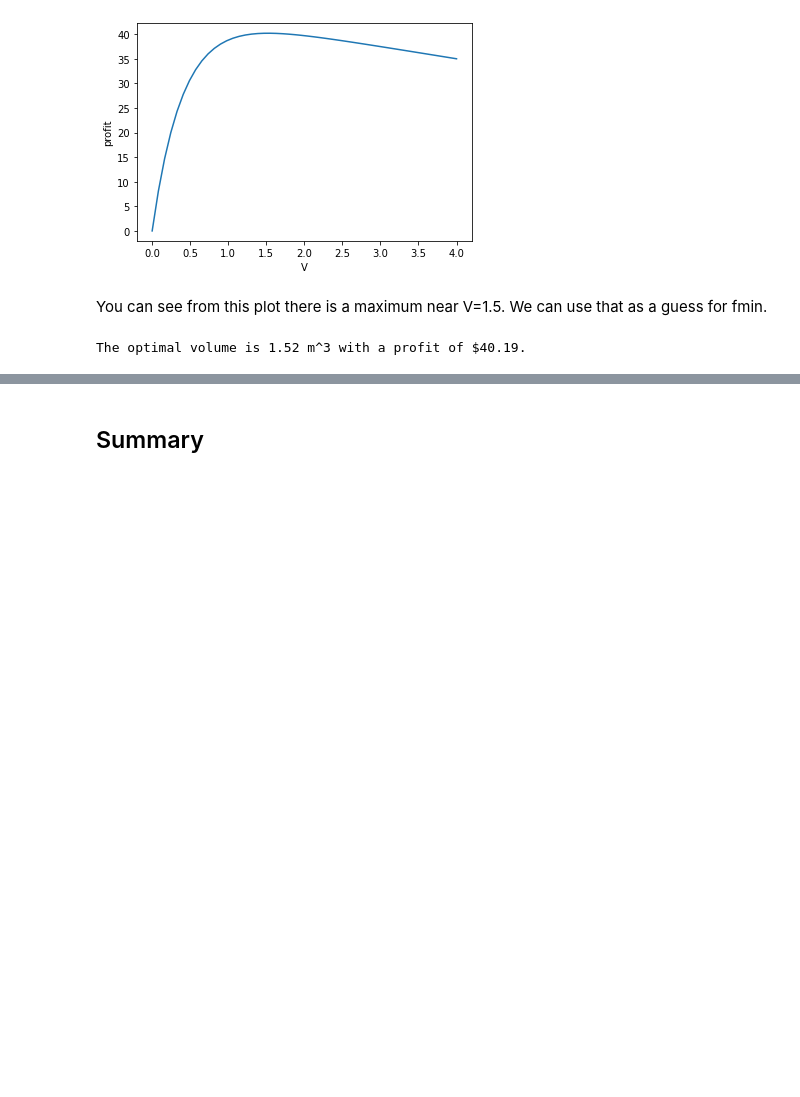
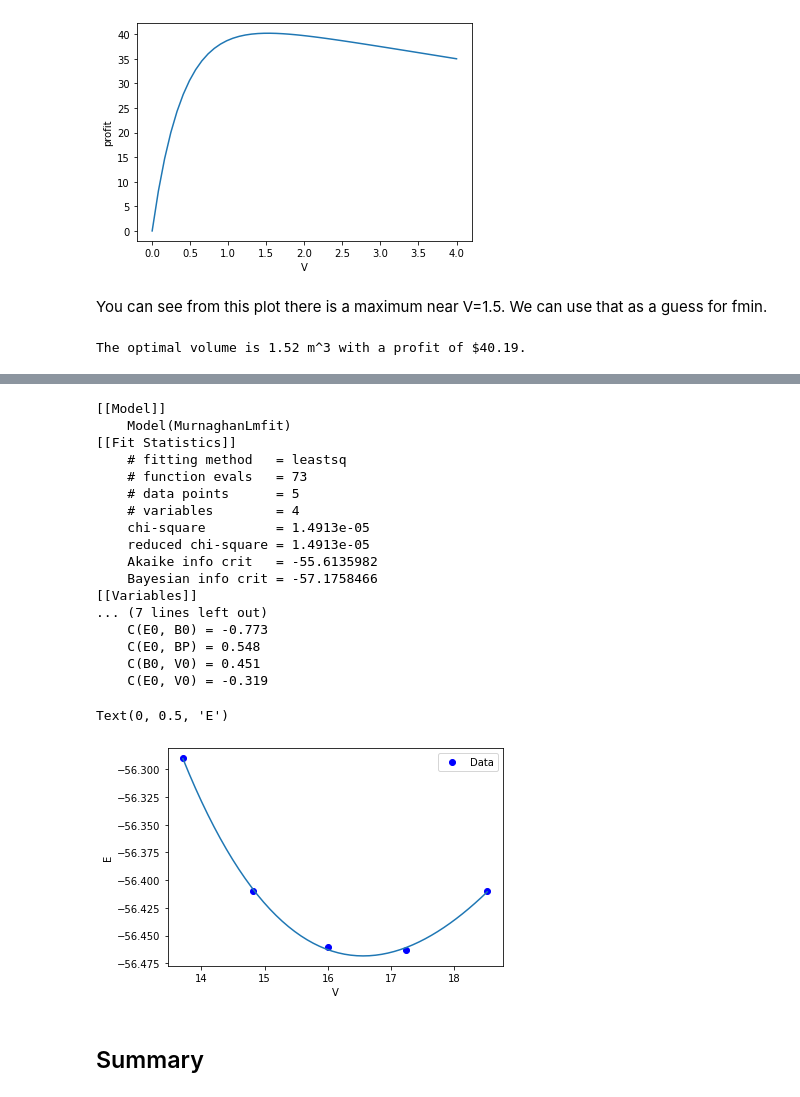
Before and after one commit to ulissigroup/F22-06-325, a Jupyter notebook: _sources/review_optimization.ipynb, the cells around one changed output, grey strips where cells are left out. Saved outputs shown, nothing was run; the diff lists cells and outputs as text; code cells hidden in the pictures; blank space fills up the shorter version.

```diff
--- a/_sources/review_optimization.ipynb
+++ b/_sources/review_optimization.ipynb
@@ -321,3 +469,55 @@ This problem highlights the opportunities we have to integrate many ideas togeth
+# %%
+from lmfit import Model
+
+
+def MurnaghanLmfit(vol, E0, B0, BP, V0):
+    "From PRB 28,5480 (1983)"
+    E = E0 + B0 * vol / BP * (((V0 / vol) ** BP) / (BP - 1) + 1) - V0 * B0 / (BP - 1.0)
+
+    return E
+
+
+gmodel = Model(
+    MurnaghanLmfit, independent_vars=["vol"], param_names=["E0", "B0", "BP", "V0"]
+)
+params = gmodel.make_params(
+    E0=energies[imin], B0=B[imin], BP=Bp[imin], V0=volumes[imin]
+)
+
+result = gmodel.fit(energies, params, vol=volumes)
+
+print(result.fit_report())
+vfit = np.linspace(min(volumes), max(volumes))
+
+fitted_energies = result.eval(vol=vfit)
+
+
+plt.plot(volumes, energies, "bo", label="Data")
+plt.plot(vfit, fitted_energies)
+
+plt.legend()
+plt.xlabel("V")
+plt.ylabel("E")
+# %% [output]
+[[Model]]
+    Model(MurnaghanLmfit)
+[[Fit Statistics]]
+    # fitting method   = leastsq
+    # function evals   = 73
+    # data points      = 5
+    # variables        = 4
+    chi-square         = 1.4913e-05
+    reduced chi-square = 1.4913e-05
+    Akaike info crit   = -55.6135982
+    Bayesian info crit = -57.1758466
+[[Variables]]
+... (7 lines left out)
+    C(E0, B0) = -0.773
+    C(E0, BP) = 0.548
+    C(B0, V0) = 0.451
+    C(E0, V0) = -0.319
+Text(0, 0.5, 'E')
+[figure, added]
 # %% [markdown]
 ## Summary
 # %% [markdown]
```
Also changed, not shown: parts of 43 cells of this notebook, 34 other files.
